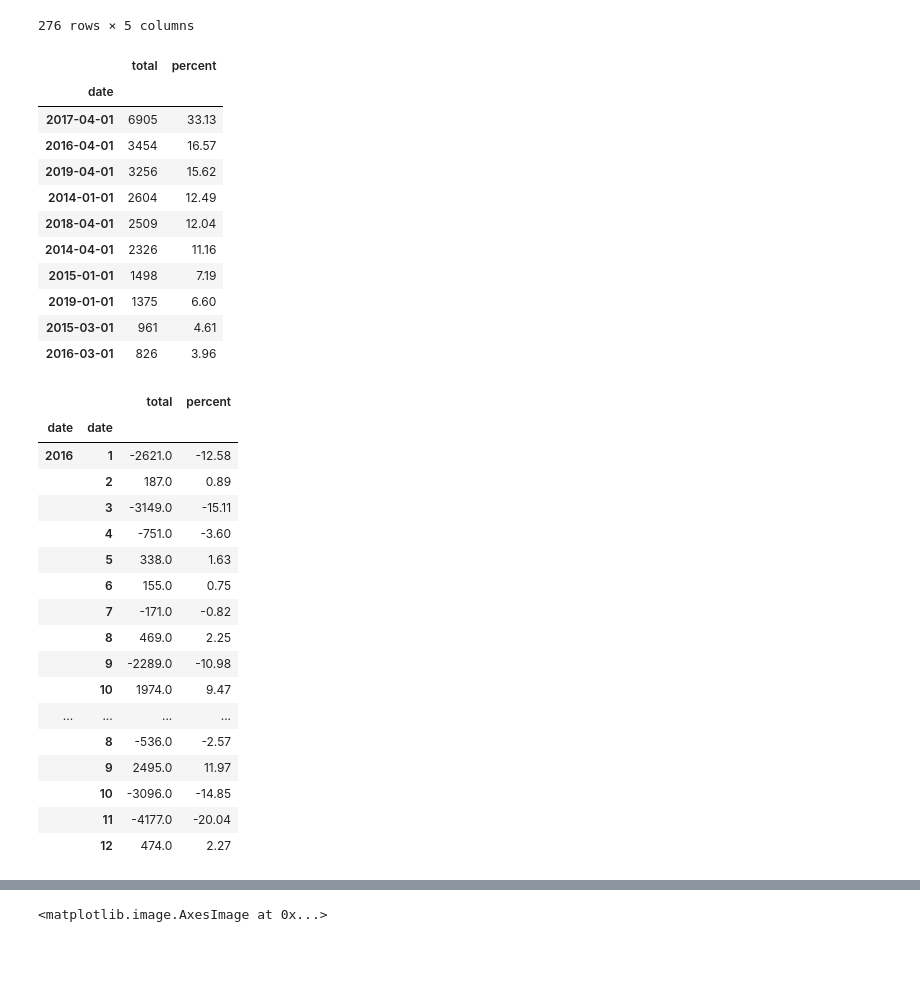
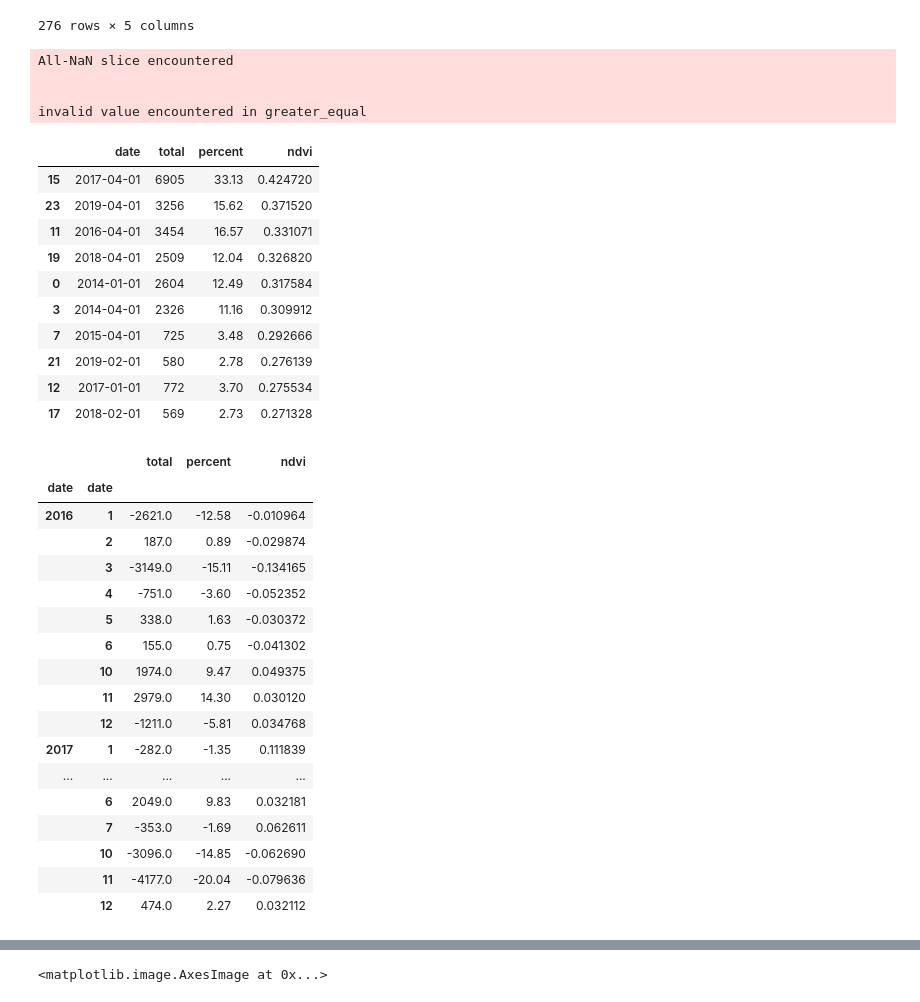
Before and after one commit to rittik97/climate, a Jupyter notebook: geotif_time_series.ipynb, the cells around one changed output, grey strips where cells are left out. Drawn from its saved outputs; the diff is of its cells as text; code cells hidden in the pictures; blank space fills up the shorter version.

```diff
--- a/geotif_time_series.ipynb
+++ b/geotif_time_series.ipynb
@@ -37,8 +38,9 @@ data
 276 rows × 5 columns
 # %%
 def calcs(x,threshold):
+    ndvi=np.median(x)
     x=np.where(x>=threshold,1,0)
-    return x.sum(), np.round(100*np.sum(x)/(x.shape[0]*x.shape[1]),2)
+    return x.sum(), np.round(100*np.sum(x)/(x.shape[0]*x.shape[1]),2),ndvi
 
 def compute_stats(links):
     imgs=[]
@@ -57,52 +59,56 @@ def fetch_results(keys,freq):
 
         temp=[]
         for k in keys:
-            x,y = compute_stats(data[data[key]==k].links.values)
-            temp.append([pd.to_datetime(k, errors = 'coerce'),x,y])
-        return pd.DataFrame(temp, columns=['date','total','percent'])
+            x,y,z = compute_stats(data[data[key]==k].links.values)
+            temp.append([pd.to_datetime(k, errors = 'coerce'),x,y,z])
+        return pd.DataFrame(temp, columns=['date','total','percent','ndvi'])
 # %%
 results=fetch_results(data.key.unique(),'m')
 results_q=fetch_results(data.key_q.unique(),'q')
 results_y=fetch_results(data.key_y.unique(),'y')
+# %% [output]
+All-NaN slice encountered
+
+
+invalid value encountered in greater_equal
 # %%
-results_q.sort_values(by='percent',ascending=False).head(10)
+results_q.sort_values(by='ndvi',ascending=False).head(10)
 # %% [output]
-|  | total | percent |
-| date |  |  |
-| 2017-04-01 | 6905 | 33.13 |
-| 2016-04-01 | 3454 | 16.57 |
-| 2019-04-01 | 3256 | 15.62 |
-| 2014-01-01 | 2604 | 12.49 |
-| 2018-04-01 | 2509 | 12.04 |
-| 2014-04-01 | 2326 | 11.16 |
-| 2015-01-01 | 1498 | 7.19 |
-| 2019-01-01 | 1375 | 6.60 |
-| 2015-03-01 | 961 | 4.61 |
-| 2016-03-01 | 826 | 3.96 |
+|  | date | total | percent | ndvi |
+| 15 | 2017-04-01 | 6905 | 33.13 | 0.424720 |
+| 23 | 2019-04-01 | 3256 | 15.62 | 0.371520 |
+| 11 | 2016-04-01 | 3454 | 16.57 | 0.331071 |
+| 19 | 2018-04-01 | 2509 | 12.04 | 0.326820 |
+| 0 | 2014-01-01 | 2604 | 12.49 | 0.317584 |
+| 3 | 2014-04-01 | 2326 | 11.16 | 0.309912 |
+| 7 | 2015-04-01 | 725 | 3.48 | 0.292666 |
+| 21 | 2019-02-01 | 580 | 2.78 | 0.276139 |
+| 12 | 2017-01-01 | 772 | 3.70 | 0.275534 |
+| 17 | 2018-02-01 | 569 | 2.73 | 0.271328 |
 # %%
 results_q.set_index('date', inplace=True)
 results.set_index('date', inplace=True)
 # %%
 results.diff(24).groupby([(results.index.year),(results.index.month)]).mean().dropna()
 # %% [output]
-|  |  | total | percent |
-| date | date |  |  |
-| 2016 | 1 | -2621.0 | -12.58 |
-|  | 2 | 187.0 | 0.89 |
-|  | 3 | -3149.0 | -15.11 |
-|  | 4 | -751.0 | -3.60 |
-|  | 5 | 338.0 | 1.63 |
-|  | 6 | 155.0 | 0.75 |
-|  | 7 | -171.0 | -0.82 |
-|  | 8 | 469.0 | 2.25 |
-|  | 9 | -2289.0 | -10.98 |
-|  | 10 | 1974.0 | 9.47 |
-| ... | ... | ... | ... |
-|  | 8 | -536.0 | -2.57 |
-|  | 9 | 2495.0 | 11.97 |
-|  | 10 | -3096.0 | -14.85 |
-|  | 11 | -4177.0 | -20.04 |
-|  | 12 | 474.0 | 2.27 |
+|  |  | total | percent | ndvi |
+| date | date |  |  |  |
+| 2016 | 1 | -2621.0 | -12.58 | -0.010964 |
+|  | 2 | 187.0 | 0.89 | -0.029874 |
+|  | 3 | -3149.0 | -15.11 | -0.134165 |
+|  | 4 | -751.0 | -3.60 | -0.052352 |
+|  | 5 | 338.0 | 1.63 | -0.030372 |
+|  | 6 | 155.0 | 0.75 | -0.041302 |
+|  | 10 | 1974.0 | 9.47 | 0.049375 |
+|  | 11 | 2979.0 | 14.30 | 0.030120 |
+|  | 12 | -1211.0 | -5.81 | 0.034768 |
+| 2017 | 1 | -282.0 | -1.35 | 0.111839 |
+| ... | ... | ... | ... | ... |
+|  | 6 | 2049.0 | 9.83 | 0.032181 |
+|  | 7 | -353.0 | -1.69 | 0.062611 |
+|  | 10 | -3096.0 | -14.85 | -0.062690 |
+|  | 11 | -4177.0 | -20.04 | -0.079636 |
+|  | 12 | 474.0 | 2.27 | 0.032112 |
 # %%
 results.diff(12).groupby([(results.index.year),(results.index.quarter)]).mean().dropna()
 # %% [output]
```
Also changed, not shown: parts of 20 cells of this notebook, 3 other files.
